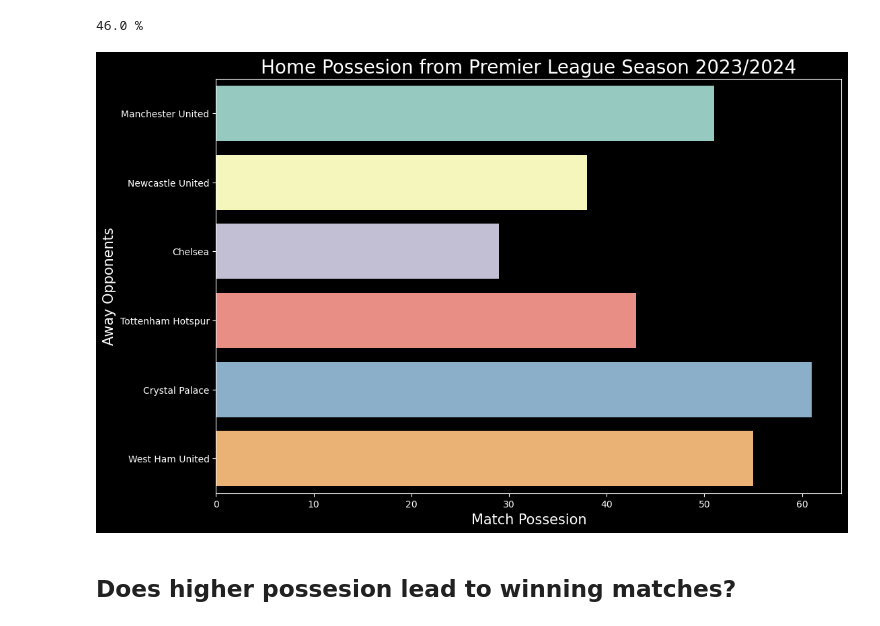
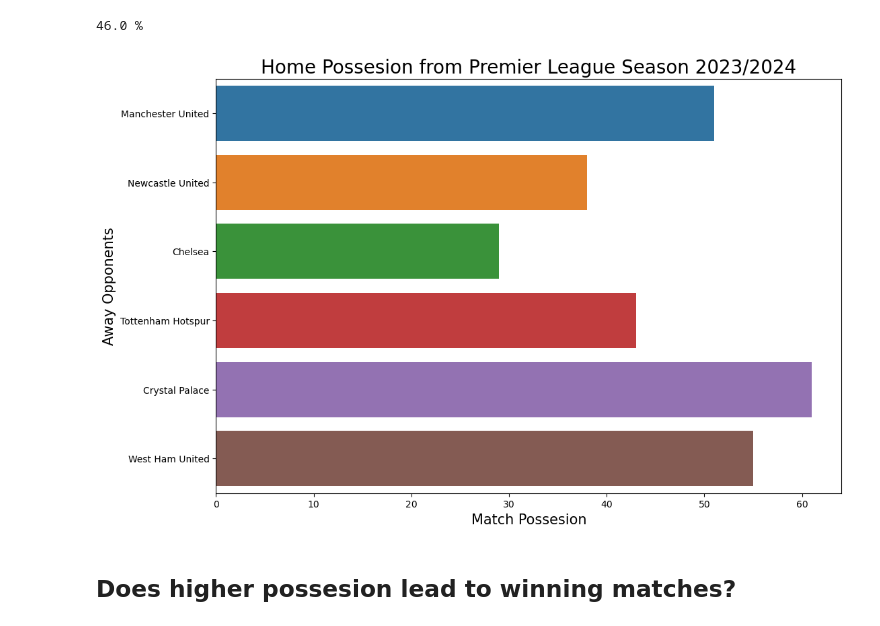
Before and after one commit to sbs24066/Can-data-be-used-to-gain-a-statistical-advantage-in-sports-betting-, a Jupyter notebook: Strategic_Thinking_HDIP2024_CA3_David_Mooney_sbs24066.ipynb, the cells around one changed output. Saved outputs shown, nothing was run; the diff lists cells and outputs as text; code cells hidden in the pictures.

```diff
--- a/Strategic_Thinking_HDIP2024_CA3_David_Mooney_sbs24066.ipynb
+++ b/Strategic_Thinking_HDIP2024_CA3_David_Mooney_sbs24066.ipynb
@@ -1266,15 +1266,15 @@ print(df123["poss"].mean().round(),"%")
 # %% [output]
 46.0 %
 # %%
-plt.style.use("dark_background")
+plt.style.use("default")
 plt.figure(figsize = (12,8))
 sns.barplot(x = "poss", y = "opponent", data = df123)
 plt.ylabel("Away Opponents", fontsize=15)
 plt.xlabel("Match Possesion", fontsize=15)
 plt.title("Home Possesion from " + Chosen_season, fontsize=20)
 plt.show()
 # %% [output]
-[figure, old version]
+[figure, new version]
 # %% [markdown]
 ## Does higher possesion lead to winning matches?
 # %%
```
Also changed, not shown: parts of 52 cells of this notebook, 3 other files.
